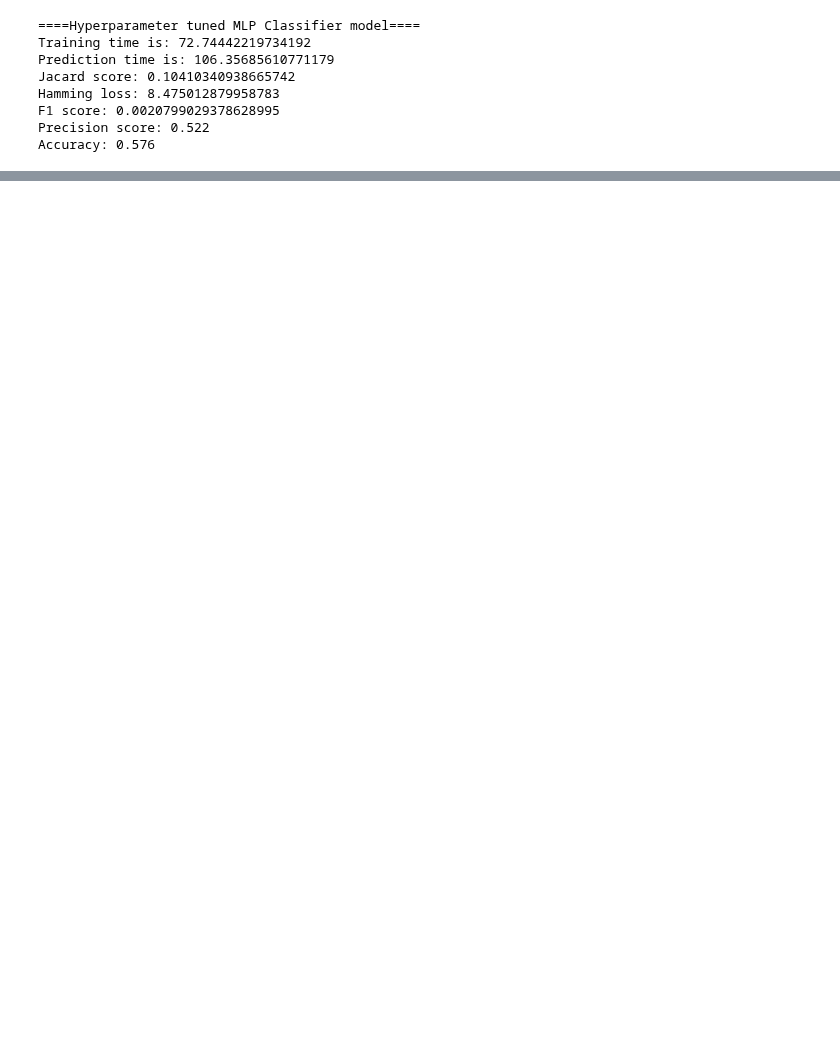
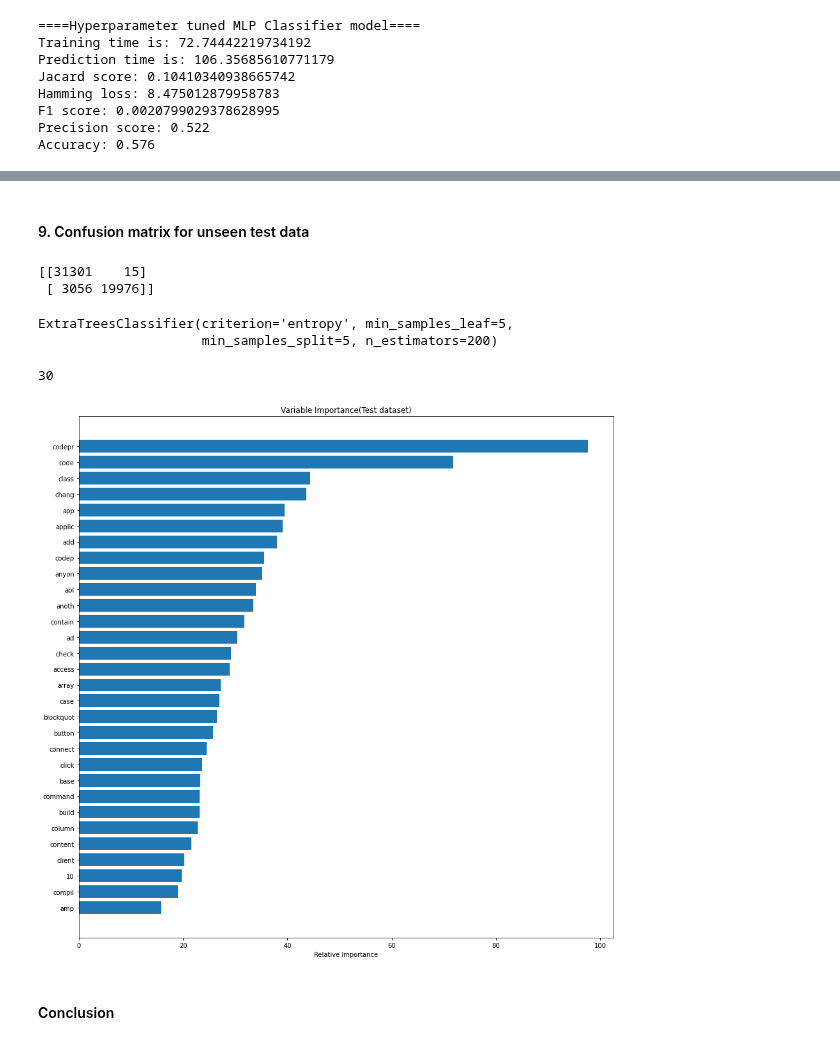
Before and after one commit to shalin4788/Springboard-DS-Track, a Jupyter notebook: Capstone Three_StackOverflow/notebooks/Pre-processing and Training Data Development.ipynb, the cells around one changed output, grey strips where cells are left out. Drawn from its saved outputs; the diff is of its cells as text; code cells hidden in the pictures; blank space fills up the shorter version.

```diff
--- a/Capstone Three_StackOverflow/notebooks/Pre-processing and Training Data Development.ipynb
+++ b/Capstone Three_StackOverflow/notebooks/Pre-processing and Training Data Development.ipynb
@@ -981,0 +933,34 @@ print(unseen_tag_predict_prob)
+# %% [markdown]
+#### 9. Confusion matrix for unseen test data
+# %%
+cm_test = multilabel_confusion_matrix(y_actual_test, y_test_predictions_etc)[0]
+print(cm_test)
+# %% [output]
+[[31301    15]
+ [ 3056 19976]]
+# %%
+loaded_etc[1].estimator.fit(X_actual_test,y_actual_test)
+# %% [output]
+ExtraTreesClassifier(criterion='entropy', min_samples_leaf=5,
+                     min_samples_split=5, n_estimators=200)
+# %%
+feature_importance = loaded_etc[1].estimator.feature_importances_
+## make importances relative to max importance
+feature_importance = 100.0 * (feature_importance / feature_importance.max())[:30]
+sorted_idx = np.argsort(feature_importance)[:30]
+
+pos = np.arange(sorted_idx.shape[0]) + .5
+print(pos.size)
+sorted_idx.size
+plt.figure(figsize=(15,15))
+plt.barh(pos, feature_importance[sorted_idx], align='center')
+plt.yticks(pos, X_actual_test.columns[sorted_idx])
+plt.xlabel('Relative Importance', fontsize=10)
+plt.title('Variable Importance(Test dataset)')
+plt.savefig("../figures/Variables with most significant feature Importance_training dataset.png")
+plt.show()
+# %% [output]
+30
+[figure, added]
+# %% [markdown]
+#### Conclusion
```
Also changed, not shown: parts of 62 cells of this notebook.
